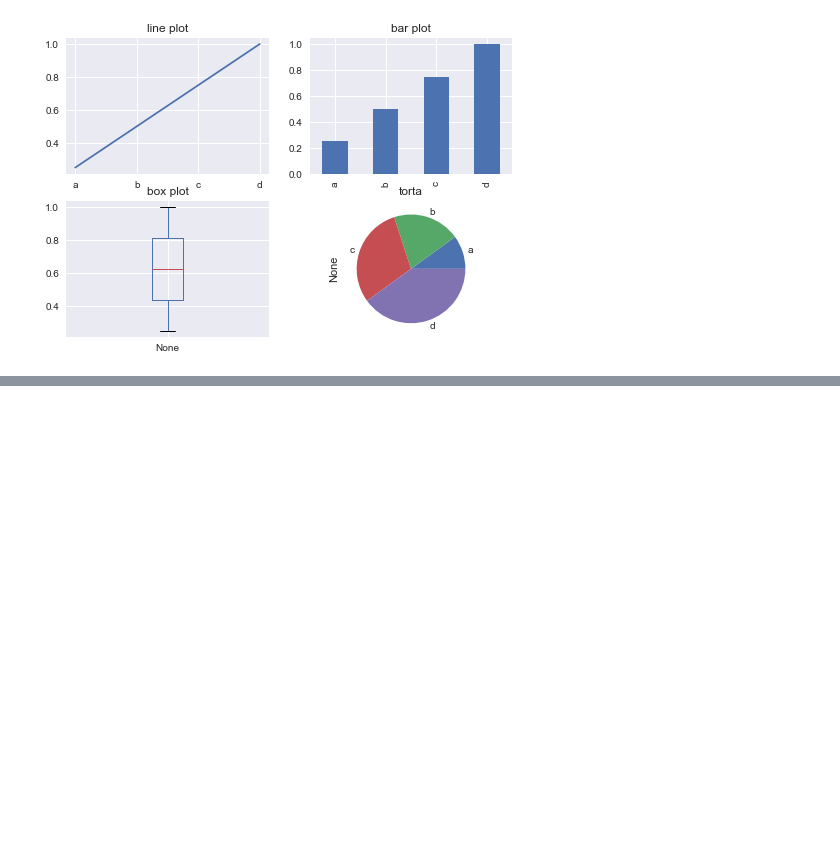
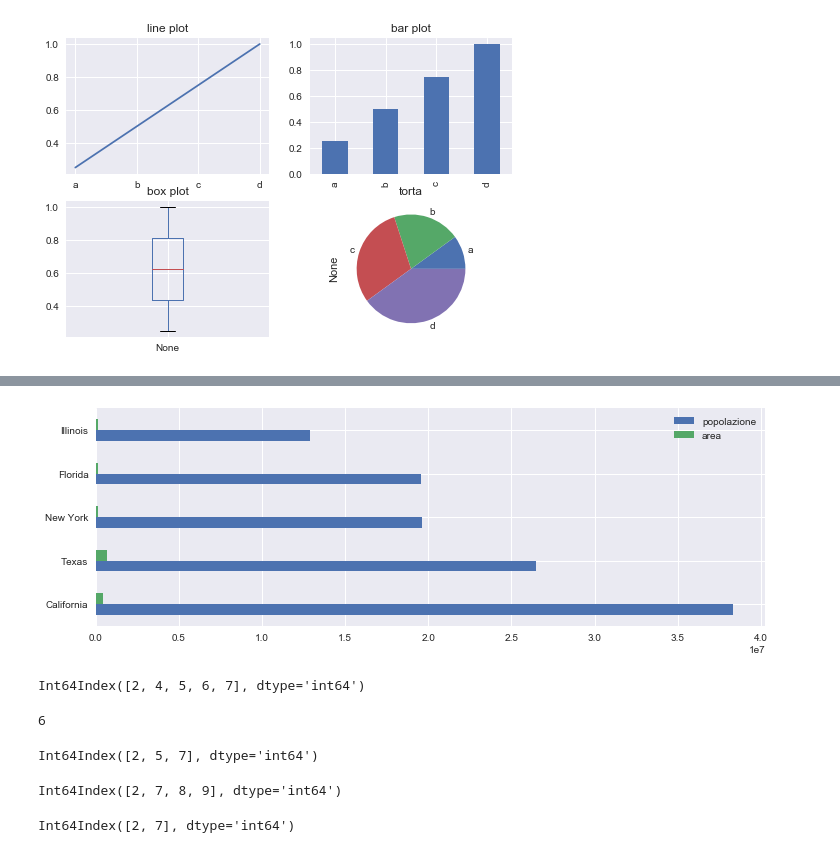
Before and after one commit to ricdip/jupyter_notebooks, a Jupyter notebook: data_science/pandas.ipynb, the cells around one changed output, grey strips where cells are left out. Cells and saved outputs as stored; diff of their text form; code cells hidden in the pictures; blank space fills up the shorter version.

```diff
--- a/data_science/pandas.ipynb
+++ b/data_science/pandas.ipynb
@@ -67,0 +66,16 @@ plt.show()
+# %%
+popolazione_dict ={'California':38332521, 'Texas':26448193,
+                   'New York':19651127, 'Florida':19552869,
+                   'Illinois':12882135}
+popolazione = pd.Series(popolazione_dict)
+# %%
+area_dict = {'California': 423967, 'Texas': 695662,
+             'New York': 141297, 'Florida': 170312,
+             'Illinois': 149995}
+area = pd.Series(area_dict)
+# %%
+# posso costruire Dataframe da singola Series,
+# da list di dictionaries, da dictionary di Series e
+# da Numpy array bidimensionali
+stati = pd.DataFrame({'popolazione': popolazione ,'area': area})
+stati
@@ -67,0 +118,30 @@ plt.show()
+# %%
+fig, ax = plt.subplots(1,1,figsize=(12,4))
+stati.plot(kind='barh', ax=ax)
+plt.show()
+# %% [output]
+[figure, added]
+# %%
+# Index ha struttura di array immutabile e ordered set
+ind = pd.Index([2,4,5,6,7])
+ind
+# %% [output]
+Int64Index([2, 4, 5, 6, 7], dtype='int64')
+# %%
+ind[3]
+# %% [output]
+6
+# %%
+ind[::2]
+# %% [output]
+Int64Index([2, 5, 7], dtype='int64')
+# %%
+ind2 = pd.Index([2,7,8,9])
+ind2
+# %% [output]
+Int64Index([2, 7, 8, 9], dtype='int64')
+# %%
+# intersezione
+ind & ind2
+# %% [output]
+Int64Index([2, 7], dtype='int64')
```
Also changed, not shown: parts of 48 cells of this notebook.
